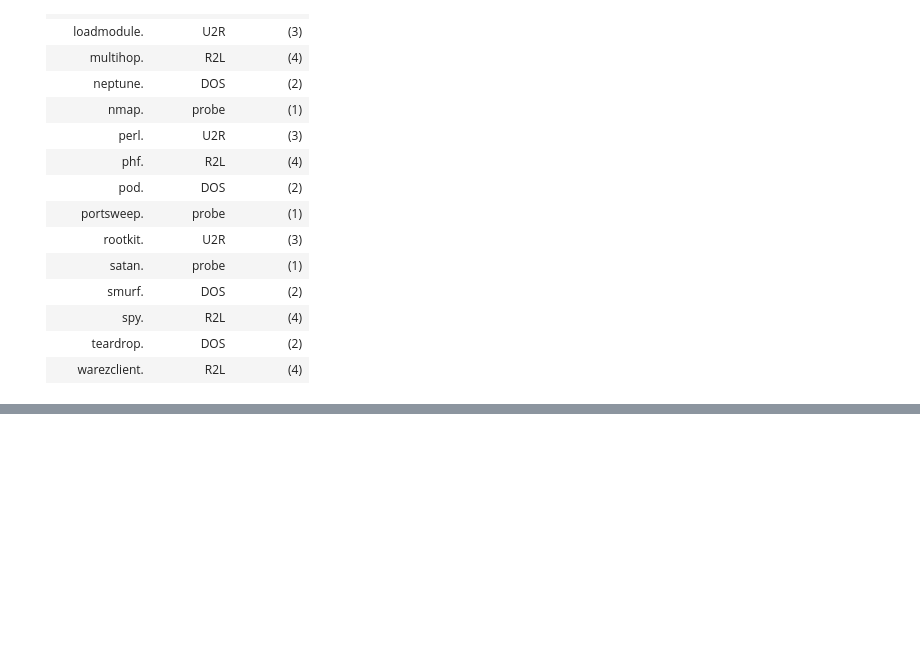
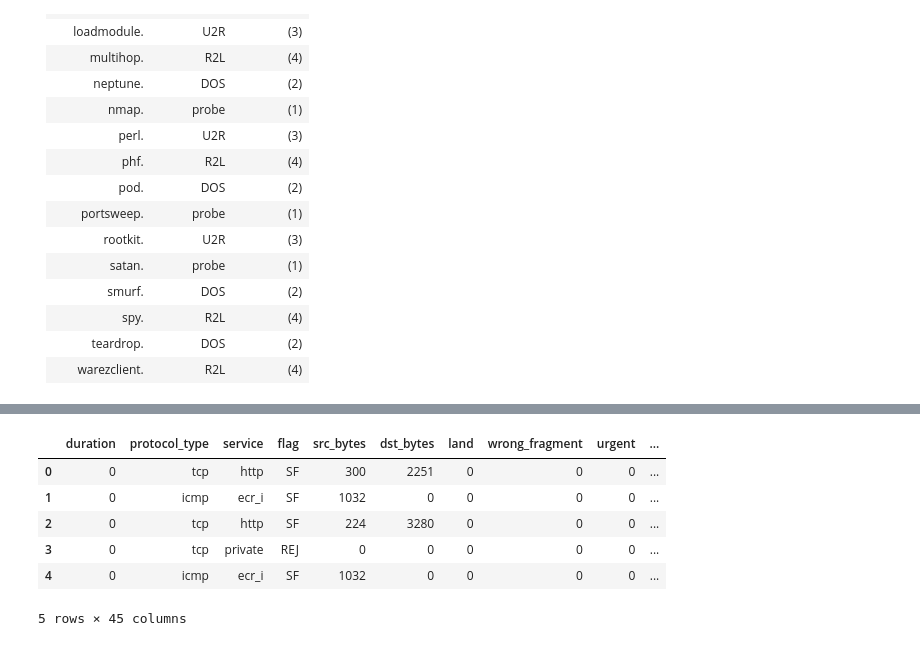
Before and after one commit to MnemoSemiotic/Analyzing-Network-Traffic_kdd99, a Jupyter notebook: 1_Dataset_Exploration_and_EDA.ipynb, the cells around one changed output, grey strips where cells are left out. Cells and saved outputs as stored; diff of their text form; code cells hidden in the pictures; blank space fills up the shorter version.

Commit message:
add my get_dummies method

```diff
--- a/1_Dataset_Exploration_and_EDA.ipynb
+++ b/1_Dataset_Exploration_and_EDA.ipynb
@@ -439,0 +459,15 @@ AttributeError: 'function' object has no attribute 'replace'
+# %%
+column_name = 'protocol_type'
+mapping = list(df2[column_name].unique())
+
+df3 = trans.my_create_dummies(df2, mapping, column_name)
+# %%
+df3.head()
+# %% [output]
+|  | duration | protocol_type | service | flag | src_bytes | dst_bytes | land | wrong_fragment | urgent | ... |
+| 0 | 0 | tcp | http | SF | 300 | 2251 | 0 | 0 | 0 | ... |
+| 1 | 0 | icmp | ecr_i | SF | 1032 | 0 | 0 | 0 | 0 | ... |
+| 2 | 0 | tcp | http | SF | 224 | 3280 | 0 | 0 | 0 | ... |
+| 3 | 0 | tcp | private | REJ | 0 | 0 | 0 | 0 | 0 | ... |
+| 4 | 0 | icmp | ecr_i | SF | 1032 | 0 | 0 | 0 | 0 | ... |
+5 rows × 45 columns
```
Also changed, not shown: parts of 22 cells of this notebook, 1 other file.
